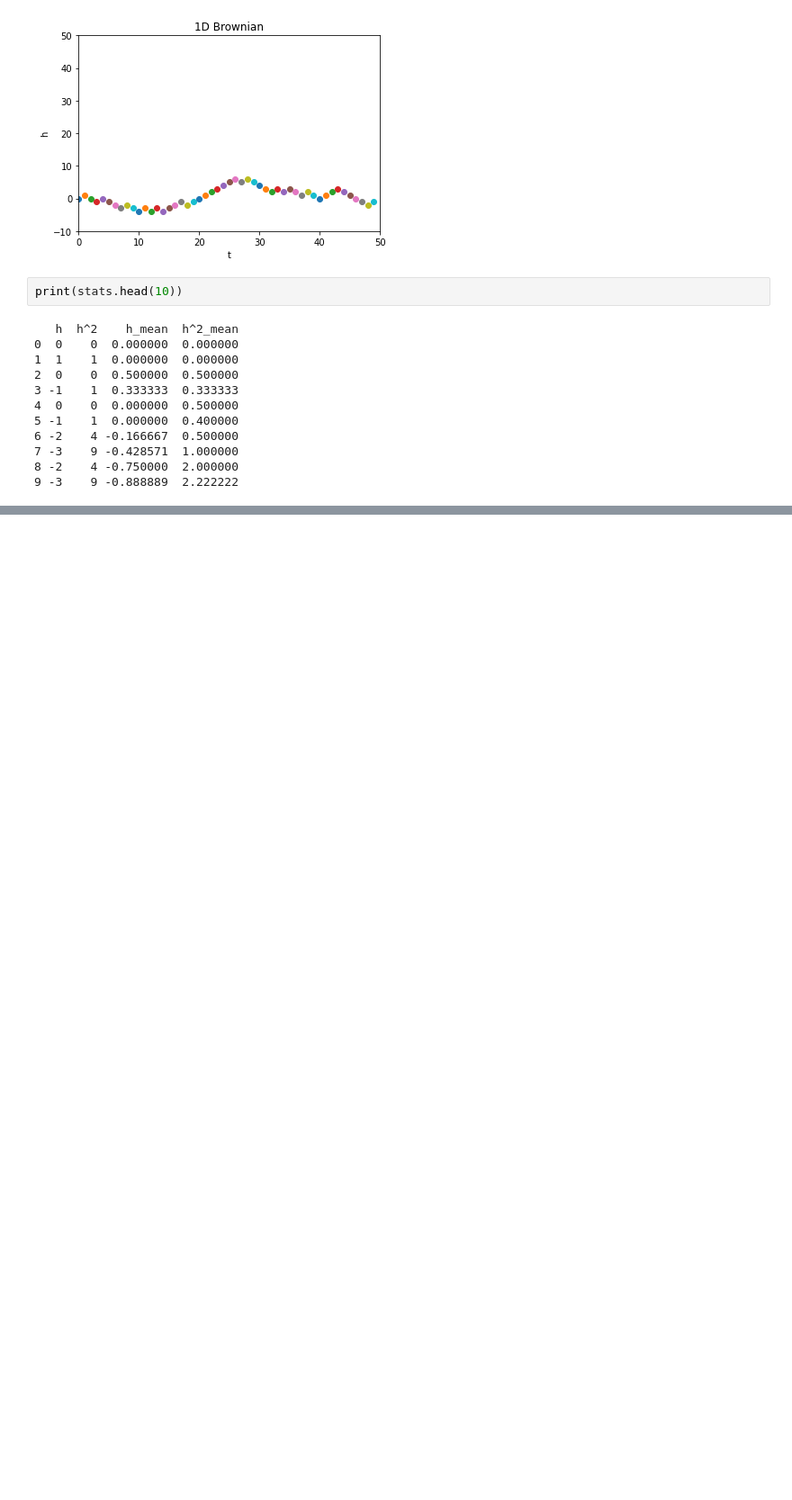
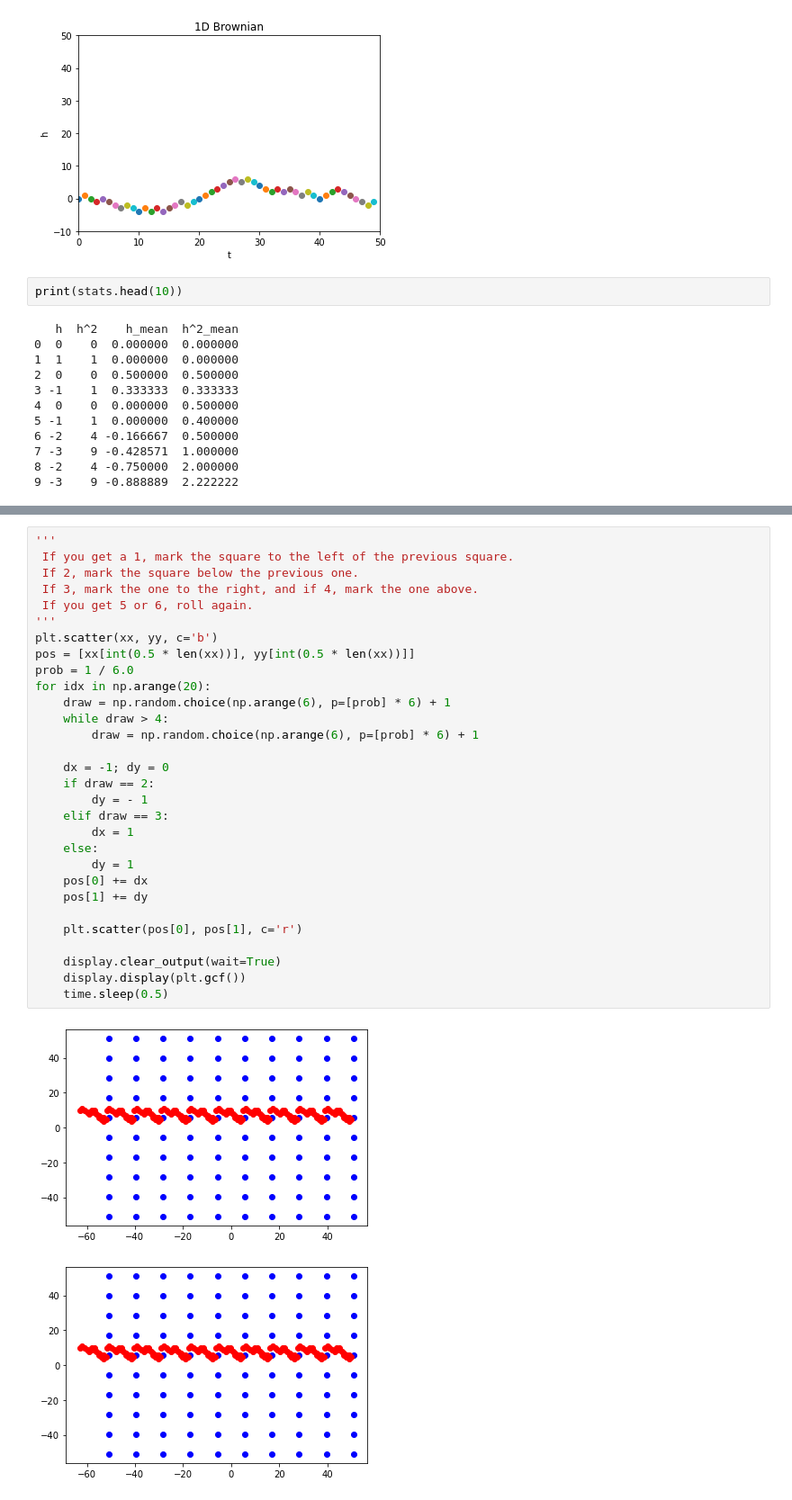
Before and after one commit to filipgrigorov/deep-reinforcement-learning, a Jupyter notebook: finance/brownian_motion.ipynb, the cells around one changed output, grey strips where cells are left out. Shown at 90% size. Saved outputs shown, nothing was run; the diff lists cells and outputs as text; blank space fills up the shorter version.

```diff
--- a/finance/brownian_motion.ipynb
+++ b/finance/brownian_motion.ipynb
@@ -54,0 +62,33 @@ grid = np.array().astype(np.int32)
+# %%
+'''
+ If you get a 1, mark the square to the left of the previous square.
+ If 2, mark the square below the previous one.
+ If 3, mark the one to the right, and if 4, mark the one above.
+ If you get 5 or 6, roll again.
+'''
+plt.scatter(xx, yy, c='b')
+pos = [xx[int(0.5 * len(xx))], yy[int(0.5 * len(xx))]]
+prob = 1 / 6.0
+for idx in np.arange(20):
+    draw = np.random.choice(np.arange(6), p=[prob] * 6) + 1
+    while draw > 4:
+        draw = np.random.choice(np.arange(6), p=[prob] * 6) + 1
+
+    dx = -1; dy = 0
+    if draw == 2:
+        dy = - 1
+    elif draw == 3:
+        dx = 1
+    else:
+        dy = 1
+    pos[0] += dx
+    pos[1] += dy
+
+    plt.scatter(pos[0], pos[1], c='r')
+
+    display.clear_output(wait=True)
+    display.display(plt.gcf())
+    time.sleep(0.5)
+# %% [output]
+[figure, added]
+[figure, added]
```
Also changed, not shown: parts of 1 cell of this notebook.
